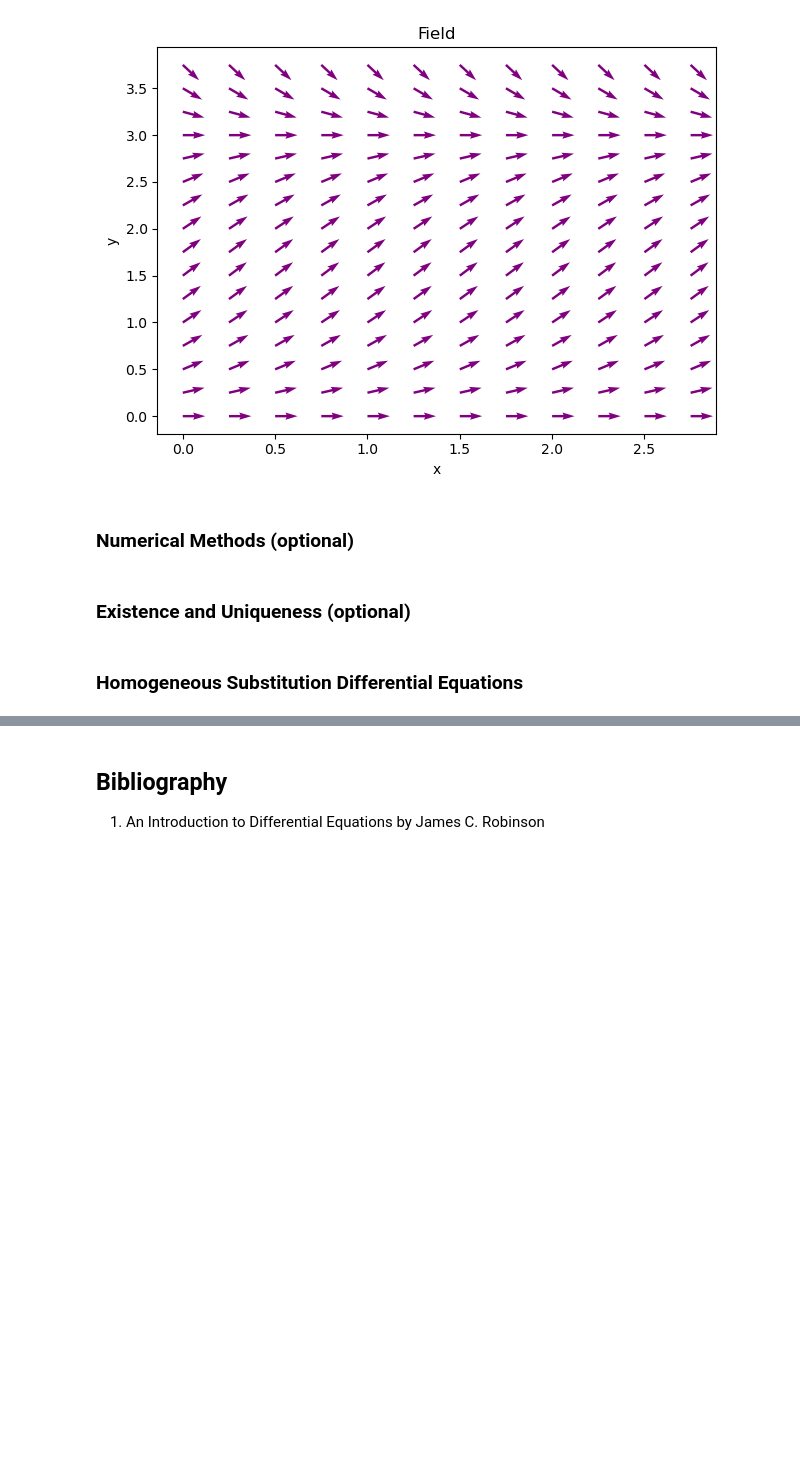
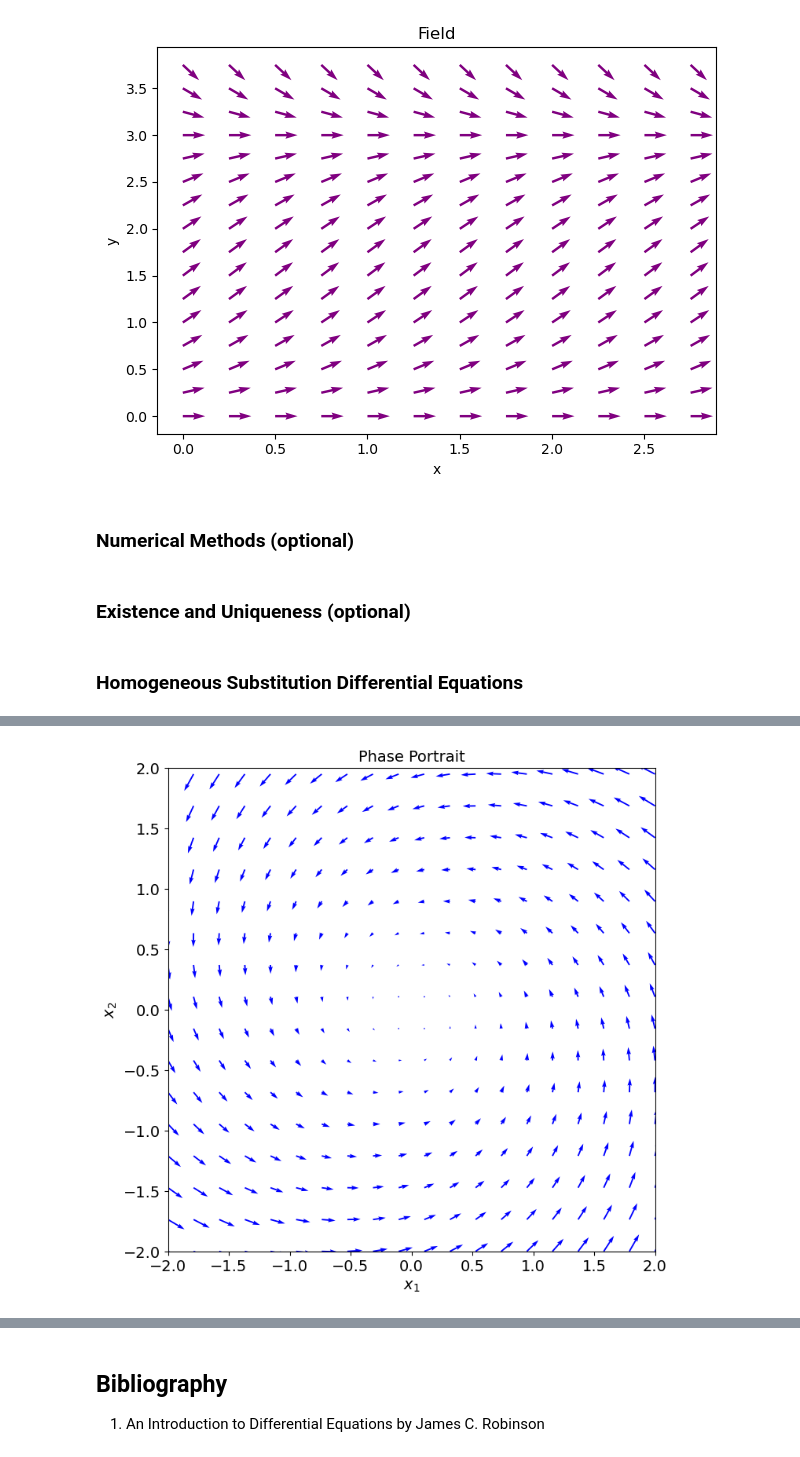
Before and after one commit to AlexanderTsoiGeorgiev/Differential-Equations, a Jupyter notebook: Differential Equations.ipynb, the cells around one changed output, grey strips where cells are left out. Cells and saved outputs as stored; diff of their text form; code cells hidden in the pictures; blank space fills up the shorter version.

Commit message:
System of Linear DEs and Phase Diagrams

```diff
--- a/Differential Equations.ipynb
+++ b/Differential Equations.ipynb
@@ -396,0 +578,84 @@ This is the so called characteristic equation. In fact is a polynomial of second
+# %%
+# first create create a function that evaluates the right-hand-side of the
+# state-space equations for a given state vector
+
+# x is the current state vector
+# t is current simulation time
+
+def dynamicsStateSpace(z,t):
+    dxdt = [-z[0] -3 * z[1], 3 * z[0] - z[1]]
+    return dxdt
+
+# next, define a grid of points at which we will show arrows
+x = np.linspace(-2,2,20)
+y = np.linspace(-2,3,20)
+
+# create a grid
+X, Y = np.meshgrid(x, y)
+
+# projections of the trajectory tangent vector
+dX = np.zeros(X.shape)
+dY = np.zeros(Y.shape)
+
+x_shape, y_shape = X.shape
+
+
+for i in range(x_shape):
+    for j in range(y_shape):
+        x_cord = X[i, j]
+        y_cord = Y[i, j]
+        dxdt_result = dynamicsStateSpace([x_cord, y_cord], 0)
+        dX[i,j] = dxdt_result[0]
+        dY[i,j] = dxdt_result[1]
+
+
+#adjust the figure size
+plt.figure(figsize=(8, 8))
+# plot the phase portrait
+plt.quiver(X,Y,dX,dY,color='b')
+# adjust the axis limits
+plt.xlim(-2,2)
+plt.ylim(-2,2)
+# insert the title
+plt.title('Phase Portrait', fontsize=14)
+# set the axis labels
+plt.xlabel('$x_{1}$',fontsize=14)
+plt.ylabel('$x_{2}$',fontsize=14)
+# adjust the font size of x and y axes
+plt.tick_params(axis='both', which='major', labelsize=14)
+# insert legend
+# plt.legend(fontsize=14)
+# save figure
+plt.show()
+
+# now simulate the dynamics for a certain starting trajectory and
+# plot the dynamics on the same graph
+initialState=np.array([-1,-1])
+simulationTime=np.linspace(0,2,200)
+# generate the state-space trajectory
+solutionState=odeint(dynamicsStateSpace,initialState,simulationTime)
+
+
+#adjust the figure size
+plt.figure(figsize=(8, 8))
+# plot the phase portrait
+plt.quiver(X,Y,dX,dY,color='b')
+# adjust the axis limits
+plt.xlim(-2,2)
+plt.ylim(-2,2)
+# add the state trajectory plot
+plt.plot(solutionState[:,0], solutionState[:,1], color='r',linewidth=3)
+# insert the title
+plt.title('Phase Portrait', fontsize=14)
+# set the axis labels
+plt.xlabel('$x_{1}$',fontsize=14)
+plt.ylabel('$x_{2}$',fontsize=14)
+# adjust the font size of x and y axes
+plt.tick_params(axis='both', which='major', labelsize=14)
+# insert legend
+# plt.legend(fontsize=14)
+# save figure
+plt.grid(True)
+plt.show()
+# %% [output]
+[figure, added]
```
Also changed, not shown: parts of 13 cells of this notebook.
